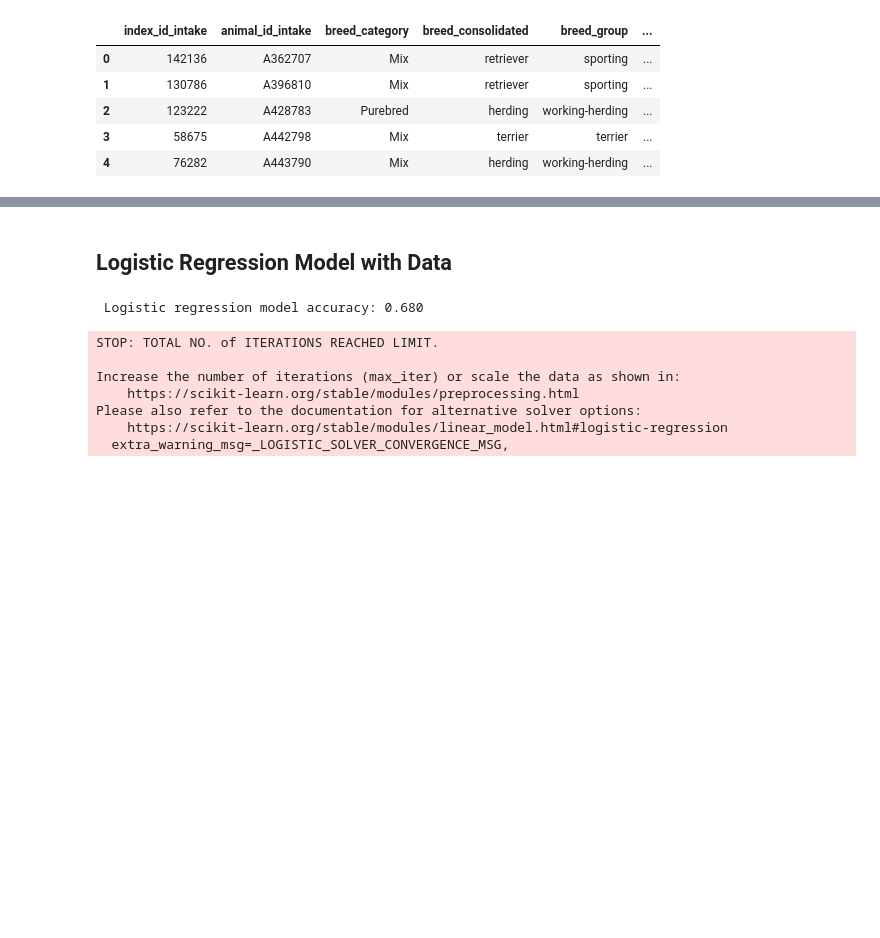
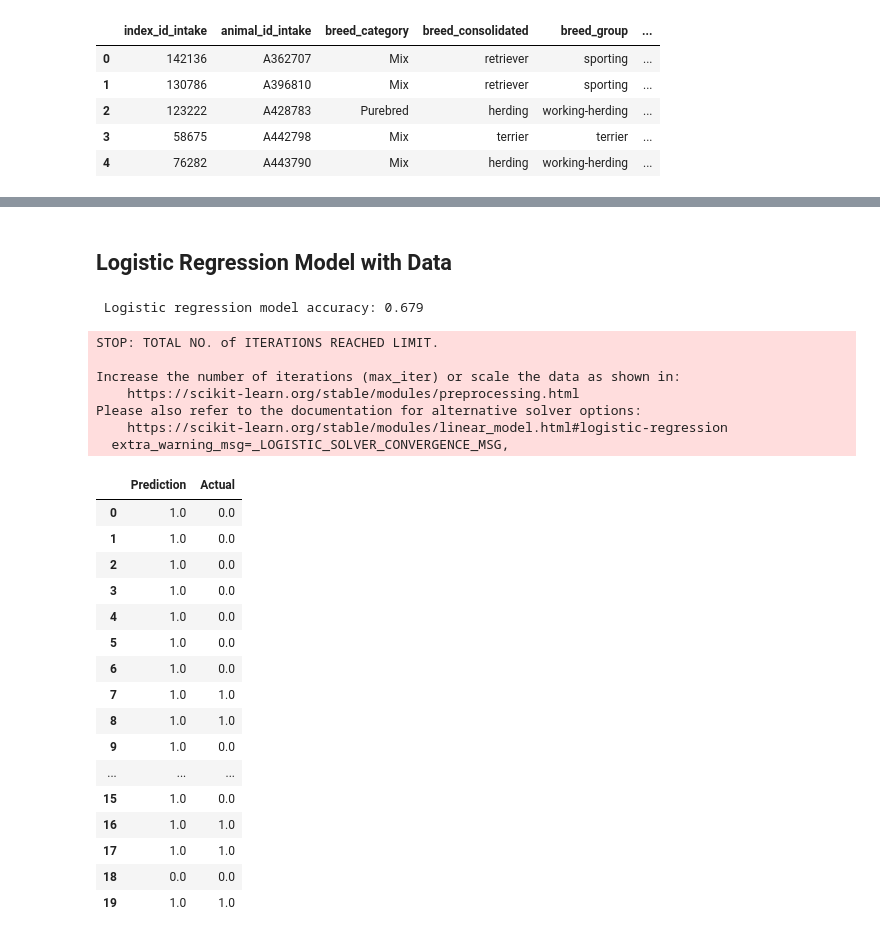
Before and after one commit to CorinneBean/Project_A_Team, a Jupyter notebook: Notebooks/Dogs Neural Network.ipynb, the cells around one changed output, grey strips where cells are left out. Cells and saved outputs as stored; diff of their text form; code cells hidden in the pictures; blank space fills up the shorter version.

```diff
--- a/Notebooks/Dogs Neural Network.ipynb
+++ b/Notebooks/Dogs Neural Network.ipynb
@@ -191,9 +197,9 @@ Loss: 0.11685849726200104, Accuracy: 0.990667998790741
-# %% [markdown]
-## Logistic Regression Model with Data
+# %% [markdown]
+## Logistic Regression Model with Data
 # %%
 # Define the logistic regression model
 from sklearn.linear_model import LogisticRegression
-log_classifier = LogisticRegression(solver="lbfgs",max_iter=200)
+log_classifier = LogisticRegression(solver="lbfgs",max_iter=1000)
 
 # Train the model
 log_classifier.fit(X_train,y_train)
@@ -202,7 +208,7 @@ log_classifier.fit(X_train,y_train)
 y_pred = log_classifier.predict(X_test)
 print(f" Logistic regression model accuracy: {accuracy_score(y_test,y_pred):.3f}")
 # %% [output]
- Logistic regression model accuracy: 0.680
+ Logistic regression model accuracy: 0.679
 STOP: TOTAL NO. of ITERATIONS REACHED LIMIT.
 
 Increase the number of iterations (max_iter) or scale the data as shown in:
@@ -210,5 +216,26 @@ Increase the number of iterations (max_iter) or scale the data as shown in:
 Please also refer to the documentation for alternative solver options:
     https://scikit-learn.org/stable/modules/linear_model.html#logistic-regression
   extra_warning_msg=_LOGISTIC_SOLVER_CONVERGENCE_MSG,
+# %%
+results = pd.DataFrame({"Prediction": y_pred, "Actual": y_test}).reset_index(drop=True)
+results.head(20)
+# %% [output]
+|  | Prediction | Actual |
+| 0 | 1.0 | 0.0 |
+| 1 | 1.0 | 0.0 |
+| 2 | 1.0 | 0.0 |
+| 3 | 1.0 | 0.0 |
+| 4 | 1.0 | 0.0 |
+| 5 | 1.0 | 0.0 |
+| 6 | 1.0 | 0.0 |
+| 7 | 1.0 | 1.0 |
+| 8 | 1.0 | 1.0 |
+| 9 | 1.0 | 0.0 |
+| ... | ... | ... |
+| 15 | 1.0 | 0.0 |
+| 16 | 1.0 | 1.0 |
+| 17 | 1.0 | 1.0 |
+| 18 | 0.0 | 0.0 |
+| 19 | 1.0 | 1.0 |
 # %%
 print(list(zip(log_classifier.coef_, feature_names)))
```
Also changed, not shown: parts of 33 cells of this notebook, 6 other files.
